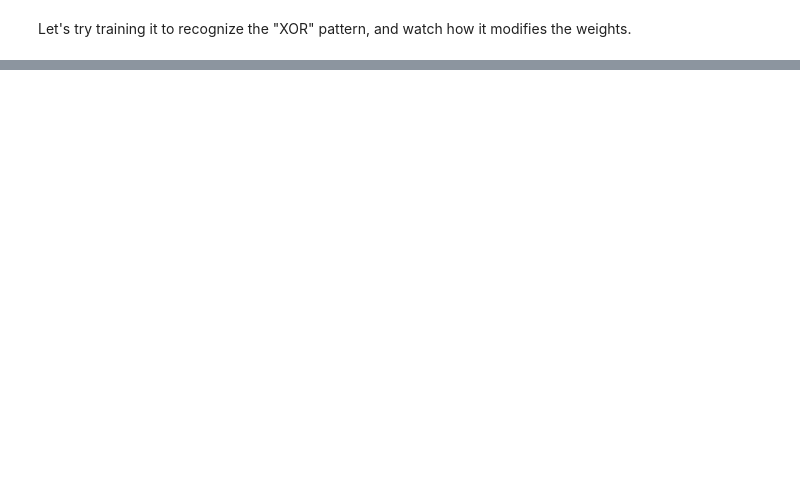
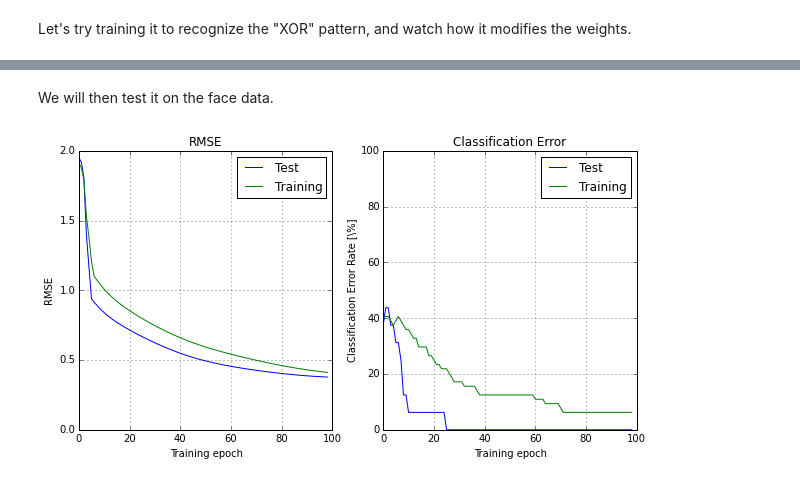
Before and after one commit to guruucsd/EigenfaceDemo, a Jupyter notebook: Backprop Exercise.ipynb, the cells around one changed output, grey strips where cells are left out. Saved outputs shown, nothing was run; the diff lists cells and outputs as text; code cells hidden in the pictures; blank space fills up the shorter version.

```diff
--- a/Backprop Exercise.ipynb
+++ b/Backprop Exercise.ipynb
@@ -145,7 +148,7 @@ def approximate_derivative(f, x):
     epsilon=1e-8
     return (f(x+epsilon) - f(x)) / epsilon
 
-def calculate_deltas(y, t, x, Wh, Wo, activation_function=funny_tanh):
+def calculate_deltas(error, x, Wh, Wo, activation_function=funny_tanh):
     """Calculates the delta values for the output and hidden nodes.
 
     inputs:
@@ -157,8 +160,8 @@ def calculate_deltas(y, t, x, Wh, Wo, activation_function=funny_tanh):
         activation_function: the activation function to use.
 
     returns:
+        dh: N x J matrix of deltas for the hidden nodes.
         do: N x K matrix of deltas for the output nodes.
-        dh: N x J matrix of deltas for the hidden nodes.
     """
     # TODO implement this
     N, K = y.shape
@@ -166,7 +169,7 @@ def calculate_deltas(y, t, x, Wh, Wo, activation_function=funny_tanh):
     return zeros((N, K)), zeros((I, J))
 
 # Test to see if you implemented it correctly:
-do, dh = calculate_deltas(array([[1]]), array([[2]]),
+dh, do = calculate_deltas(array([[1]]), array([[2]]),
     array([[1,2,3]]), ones((3,2))*.5, ones((2,1))*.4)
 print(do[0,0] == -1)
 print(all(abs(dh - array([[-0.03232793,-0.03232793]])) < 1e-8))
@@ -180,7 +180,7 @@ def approximate_derivative(f, x):
     epsilon=1e-8
     return (f(x+epsilon) - f(x)) / epsilon
 
-def calculate_deltas(y, t, x, Wh, Wo, activation_function=funny_tanh):
+def calculate_deltas(error, z, x, Wh, Wo, activation_function=funny_tanh):
     """Calculates the delta values for the output and hidden nodes.
 
     inputs:
@@ -192,15 +192,15 @@ def calculate_deltas(y, t, x, Wh, Wo, activation_function=funny_tanh):
         activation_function: the activation function to use.
 
     returns:
+        dh: N x J matrix of deltas for the hidden nodes.
         do: N x K matrix of deltas for the output nodes.
-        dh: N x J matrix of deltas for the hidden nodes.
     """
-    do = y - t
-    dh = multiply(approximate_derivative(activation_function, dot(x, Wh)), dot(do, Wo.T))
-    return do, dh
+    do = multiply(approximate_derivative(activation_function, y), error)
+    dh = multiply(approximate_derivative(activation_function, z), dot(do, Wo[:-1].T))
+    return dh, do
 
 # Test to see if you implemented it correctly:
-do, dh = calculate_deltas(array([[1]]), array([[2]]),
+dh, do = calculate_deltas(array([[1]]), array([[2]]),
     array([[1,2,3]]), ones((3,2))*.5, ones((2,1))*.4)
 print(do[0,0] == -1)
 print(all(abs(dh - array([[-0.03232793,-0.03232793]])) < 1e-8))
@@ -274,8 +271,8 @@ def update_weights(Wh, Wo, z, do, x, dh, eta = 0.1):
         updated Wh and Wo.
     """
     N = x.shape[0]
-    Wo = Wo + eta / N * dot(z.T, do)
-    Wh = Wh + eta / N * dot(x.T, dh)
+    Wo = Wo + eta / N * dot(with_bias(z).T, do)
+    Wh = Wh + eta / N * dot(with_bias(x).T, dh)
     return Wh, Wo
 
 # Test to see if you implemented it correctly:
@@ -293,10 +287,10 @@ True
 
 Now we just need to put them together and update the weight matrices until we get the desired performance out of the network.
 # %%
-def bp_update_weights(Wh, Wo, x, t, activation_function=tanh, eta=0.1):
+def bp_update_weights(Wh, Wo, x, t, activation_function=funny_tanh, eta=0.1):
     """Updates Wh, Wo and returns them from the traning set x and targets t."""
     z, y = feed_forward(x, Wh, Wo, activation_function=activation_function)
-    do, dh = calculate_deltas(y, t, x, Wh, Wo, activation_function=activation_function)
+    dh, do = calculate_deltas(t-y, z, x, Wh, Wo, activation_function=activation_function)
     Wh, Wo = update_weights(Wh, Wo, z, do, x, dh, eta = eta)
     return Wh, z, Wo, y
 # %%
@@ -370,0 +358,2 @@ y=[[ 1.]]
+# %% [markdown]
+We will then test it on the face data.
@@ -370,0 +448,13 @@ y=[[ 1.]]
+# %%
+interact_manual(train_network,
+    dataset=fixed(dataset),
+    target_name={'Identity': 'target', 'Gender': 'gender', 'Expression': 'expression'},
+    epochs= IntSlider(min=10, max=500, step=10, value=100),
+    n_input = IntSlider(min=1, max=(dataset.data.shape[0]-1), value=40),
+    n_hidden = IntSlider(min=1, max=40, value=10),
+    hidden_learning_rate = FloatSlider(min=0.01, max=0.3, value=0.1),
+    output_learning_rate = FloatSlider(min=0.01, max=0.3, value=0.1),
+    momentum_learning_rate = FloatSlider(min=0.5, max=0.99, value=0.9),
+    test_size=FloatSlider(min=0.1, max=0.5, value=0.2))
+# %% [output]
+[figure, added]
```
Also changed, not shown: parts of 9 cells of this notebook.
